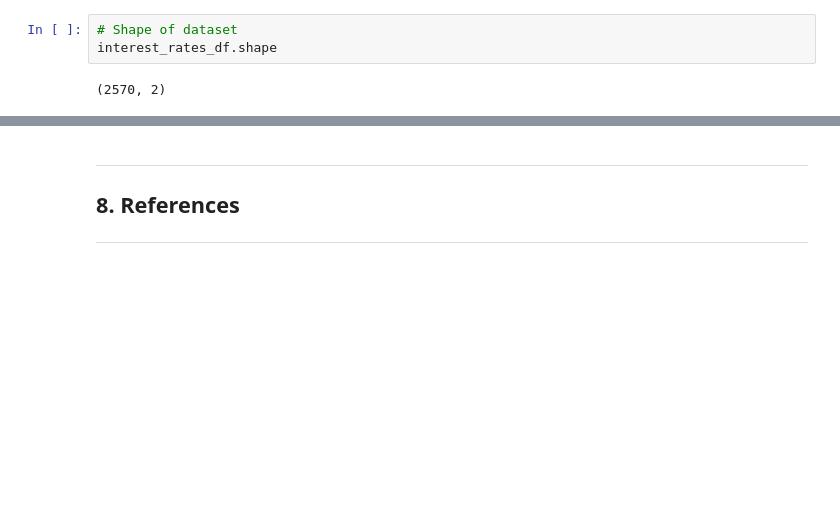
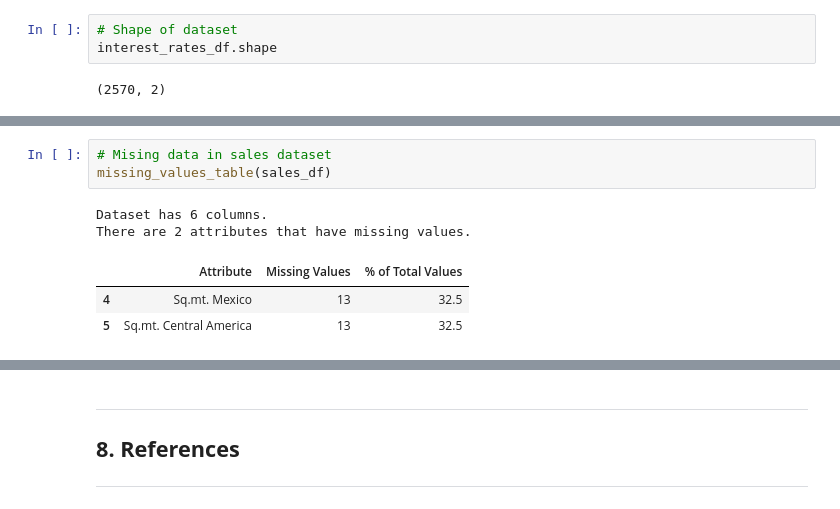
Before and after one commit to DanielEduardoLopez/SalesForecasting, a Jupyter notebook: SalesPrediction.ipynb, the cells around one changed output, grey strips where cells are left out. Drawn from its saved outputs; the diff is of its cells as text; blank space fills up the shorter version.

```diff
--- a/SalesPrediction.ipynb
+++ b/SalesPrediction.ipynb
@@ -544,0 +593,9 @@ interest_rates_df.shape
+# %%
+# Mising data in sales dataset
+missing_values_table(sales_df)
+# %% [output]
+Dataset has 6 columns.
+There are 2 attributes that have missing values.
+|  | Attribute | Missing Values | % of Total Values |
+| 4 | Sq.mt. Mexico | 13 | 32.5 |
+| 5 | Sq.mt. Central America | 13 | 32.5 |
```
Also changed, not shown: parts of 9 cells of this notebook.
